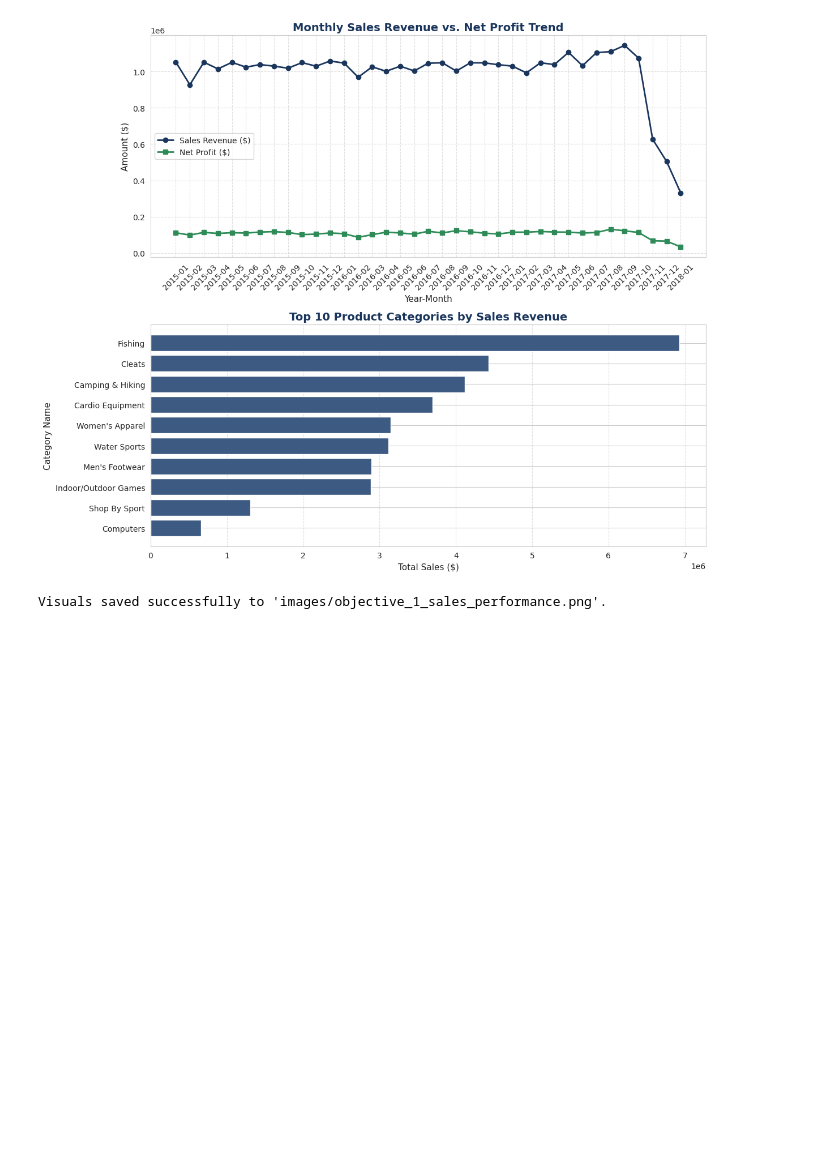
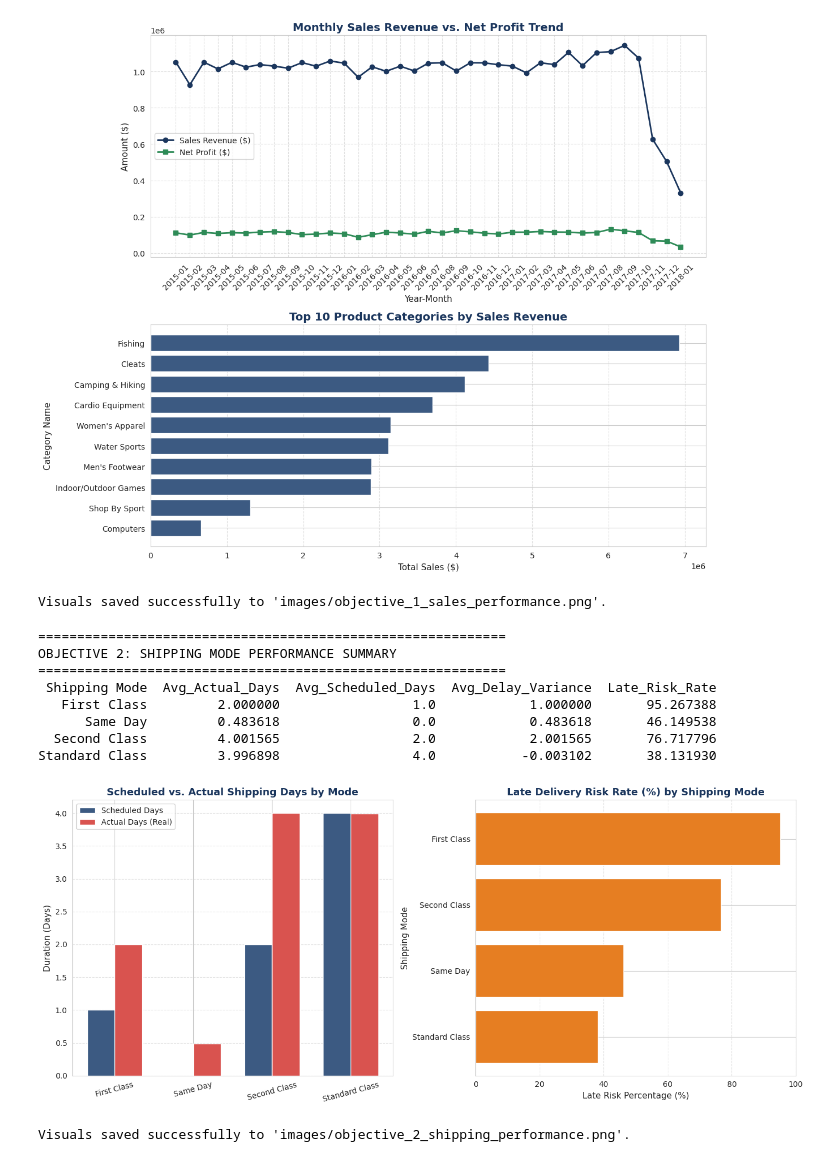
Before and after one commit to Ravna95/Capstone-Project, a Jupyter notebook: DataCo_Smart_Supply_Chain.ipynb, the cells around one changed output. Cells and saved outputs as stored; diff of their text form; code cells hidden in the pictures; blank space fills up the shorter version.

```diff
--- a/DataCo_Smart_Supply_Chain.ipynb
+++ b/DataCo_Smart_Supply_Chain.ipynb
@@ -316,3 +316,76 @@ Overall Profit Margin    : 10.78%
 Total Unique Orders      : 65,752
 [figure]
 Visuals saved successfully to 'images/objective_1_sales_performance.png'.
+# %%
+# ==========================================
+# OBJECTIVE 2: SHIPPING MODE PERFORMANCE & FULFILLMENT EFFICIENCY
+# ==========================================
+
+import matplotlib.pyplot as plt
+import seaborn as sns
+import pandas as pd
+import numpy as np
+
+# Ensure visualizations directory exists
+import os
+os.makedirs('images', exist_ok=True)
+
+# 1. Prepare Shipping & Orders Data
+df_ship = orders.merge(shipping, on='Shipment_Id', how='left')
+df_ship['Delay_Days'] = df_ship['Days for shipping (real)'] - df_ship['Days for shipment (scheduled)']
+
+# 2. Aggregate Metrics by Shipping Mode
+shipping_perf = df_ship.groupby('Shipping Mode').agg(
+    Avg_Actual_Days=('Days for shipping (real)', 'mean'),
+    Avg_Scheduled_Days=('Days for shipment (scheduled)', 'mean'),
+    Avg_Delay_Variance=('Delay_Days', 'mean'),
+    Late_Risk_Rate=('Late_delivery_risk', lambda x: x.mean() * 100)
+).reset_index()
+
+print("="*60)
+print("OBJECTIVE 2: SHIPPING MODE PERFORMANCE SUMMARY")
+print("="*60)
+print(shipping_perf.to_string(index=False))
+
+# ==========================================
+# GENERATE RECOMMENDED VISUALIZATIONS
+# ==========================================
+fig, axes = plt.subplots(1, 2, figsize=(14, 6))
+
+# Visual A: Grouped Bar Chart - Actual vs. Scheduled Shipping Days
+x = np.arange(len(shipping_perf['Shipping Mode']))
+width = 0.35
+
+axes[0].bar(x - width/2, shipping_perf['Avg_Scheduled_Days'], width, label='Scheduled Days', color='#3C5A82')
+axes[0].bar(x + width/2, shipping_perf['Avg_Actual_Days'], width, label='Actual Days (Real)', color='#D9534F')
+axes[0].set_title('Scheduled vs. Actual Shipping Days by Mode', fontsize=13, fontweight='bold', color='#1B365D')
+axes[0].set_xticks(x)
+axes[0].set_xticklabels(shipping_perf['Shipping Mode'], rotation=15)
+axes[0].set_ylabel('Duration (Days)', fontsize=11)
+axes[0].legend()
+axes[0].grid(axis='y', linestyle='--', alpha=0.6)
+
+# Visual B: Horizontal Bar Chart - Late Delivery Risk / Variance Rate
+shipping_perf_sorted = shipping_perf.sort_values(by='Late_Risk_Rate', ascending=True)
+axes[1].barh(shipping_perf_sorted['Shipping Mode'], shipping_perf_sorted['Late_Risk_Rate'], color='#E67E22')
+axes[1].set_title('Late Delivery Risk Rate (%) by Shipping Mode', fontsize=13, fontweight='bold', color='#1B365D')
+axes[1].set_xlabel('Late Risk Percentage (%)', fontsize=11)
+axes[1].set_ylabel('Shipping Mode', fontsize=11)
+axes[1].grid(axis='x', linestyle='--', alpha=0.6)
+
+plt.tight_layout()
+plt.savefig('images/objective_2_shipping_performance.png', dpi=300)
+plt.show()
+
+print("\nVisuals saved successfully to 'images/objective_2_shipping_performance.png'.")
+# %% [output]
+============================================================
+OBJECTIVE 2: SHIPPING MODE PERFORMANCE SUMMARY
+============================================================
+ Shipping Mode  Avg_Actual_Days  Avg_Scheduled_Days  Avg_Delay_Variance  Late_Risk_Rate
+   First Class         2.000000                 1.0            1.000000       95.267388
+      Same Day         0.483618                 0.0            0.483618       46.149538
+  Second Class         4.001565                 2.0            2.001565       76.717796
+Standard Class         3.996898                 4.0           -0.003102       38.131930
+[figure, added]
+Visuals saved successfully to 'images/objective_2_shipping_performance.png'.
```
